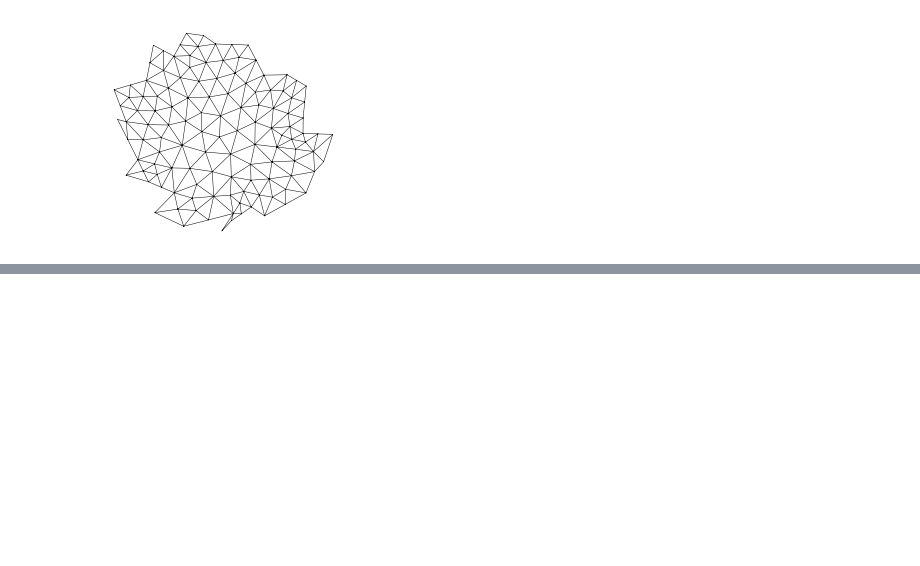
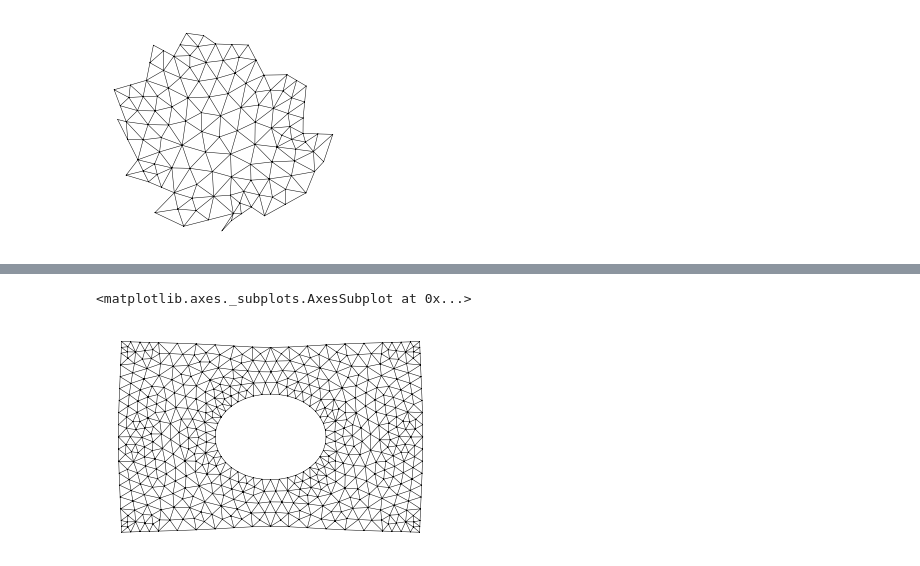
Before and after one commit to kinnala/paper-meshgen, a Jupyter notebook: examples/example_meshes.ipynb, the cells around one changed output, grey strips where cells are left out. Cells and saved outputs as stored; diff of their text form; code cells hidden in the pictures; blank space fills up the shorter version.

```diff
--- a/examples/example_meshes.ipynb
+++ b/examples/example_meshes.ipynb
@@ -144,0 +153,37 @@ m.draw()
+# %%
+from skfem import *
+from skfem.models.elasticity import *
+import numpy as np
+
+e = ElementVectorH1(ElementTriP2())
+basis = InteriorBasis(m, e)
+fbasis = FacetBasis(m, e)
+
+A = linear_elasticity(1., 1.).assemble(basis)
+
+@BilinearForm
+def mass(u, v, w):
+    from skfem.helpers import dot
+    return dot(u, v)
+
+M = mass.assemble(basis)
+
+@LinearForm
+def load(v, w):
+    from skfem.helpers import dot
+    x, _ = w.x
+    return 1e-1 * (np.abs(x) == 3.) * w.n[0] * v.value[0]
+
+b = load.assemble(fbasis)
+
+x = solve(A + 1e-6 * M, b)
+
+M = m.copy()
+M.p[0] += x[basis.nodal_dofs[0]]
+M.p[1] += x[basis.nodal_dofs[1]]
+
+from skfem.visuals.matplotlib import draw
+draw(M)
+# %% [output]
+<matplotlib.axes._subplots.AxesSubplot at 0x...>
+[figure, added]
```
Also changed, not shown: parts of 2 cells of this notebook, 1 other file.
